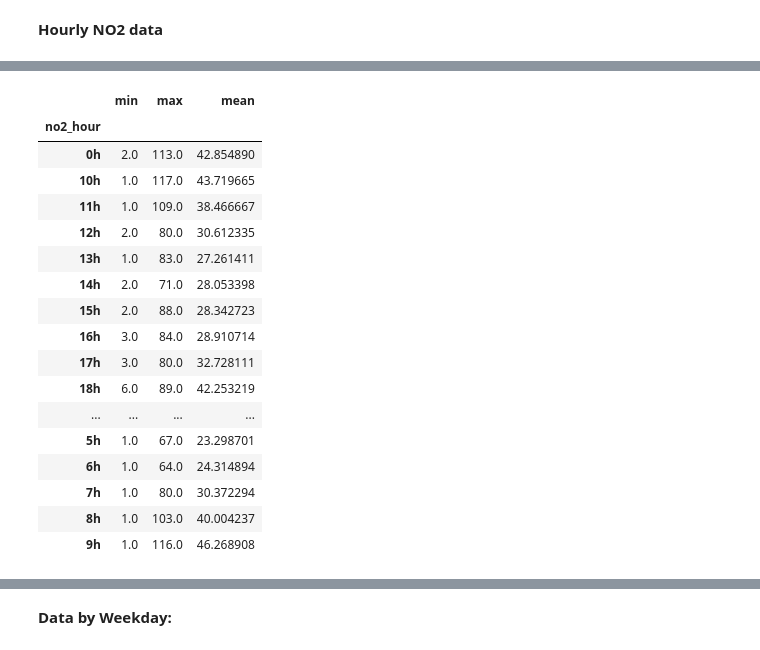
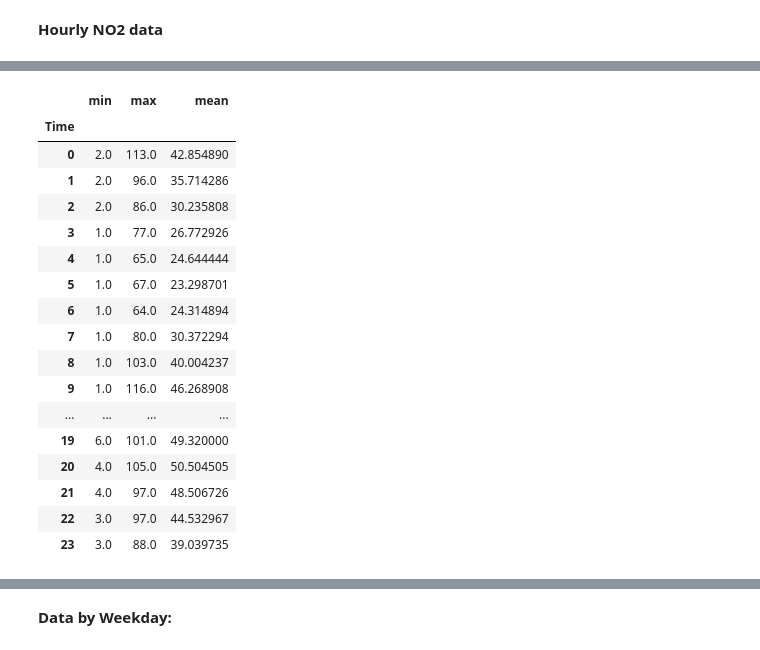
Before and after one commit to ta-data-remote/Project-Week-2-Barcelona, a Jupyter notebook: your-project/NO2_analysis.ipynb, the cells around one changed output, grey strips where cells are left out. Drawn from its saved outputs; the diff is of its cells as text; code cells hidden in the pictures.

```diff
--- a/your-project/AirQuality-Lisa.ipynb
+++ b/your-project/NO2_analysis.ipynb
@@ -54,3 +60,11 @@ df_no2_short.nlargest(columns='no2_value', n = 10)
 | Barcelona - Poblenou | 20h | Moderate | 105.0 |
 # %% [markdown]
 **Hourly NO2 data**
+# %%
+# Dropping missing values
+
+nantodrop = df_no2[df_no2['no2_value'].isna() == True].index.tolist()
+df_no2 = df_no2.drop(nantodrop)
+df_no2.reset_index(drop=True,inplace=True)
+
+df_no2.head(3)
@@ -56,0 +76,7 @@ df_no2_short.nlargest(columns='no2_value', n = 10)
+# %%
+#Removing "h" from Hour column elements in a new column
+
+df_no2['time'] = list(map(lambda x: int(re.findall(r"\d+",x)[0]),df_no2['no2_hour']))
+df_no2.rename(columns={'time':'Time'},inplace=True)
+df_no2.drop(columns=['no2_hour'],inplace=True)
+df_no2.head(3)
@@ -57,22 +88,24 @@ df_no2_short.nlargest(columns='no2_value', n = 10)
 # %%
-hourly = df_no2.groupby('no2_hour').no2_value.agg(['min', 'max', 'mean'])
+#Getting Hourly Data
+
+hourly = df_no2.groupby('Time').no2_value.agg(['min', 'max', 'mean'])
 hourly
 # %% [output]
 |  | min | max | mean |
-| no2_hour |  |  |  |
-| 0h | 2.0 | 113.0 | 42.854890 |
-| 10h | 1.0 | 117.0 | 43.719665 |
-| 11h | 1.0 | 109.0 | 38.466667 |
-| 12h | 2.0 | 80.0 | 30.612335 |
-| 13h | 1.0 | 83.0 | 27.261411 |
-| 14h | 2.0 | 71.0 | 28.053398 |
-| 15h | 2.0 | 88.0 | 28.342723 |
-| 16h | 3.0 | 84.0 | 28.910714 |
-| 17h | 3.0 | 80.0 | 32.728111 |
-| 18h | 6.0 | 89.0 | 42.253219 |
+| Time |  |  |  |
+| 0 | 2.0 | 113.0 | 42.854890 |
+| 1 | 2.0 | 96.0 | 35.714286 |
+| 2 | 2.0 | 86.0 | 30.235808 |
+| 3 | 1.0 | 77.0 | 26.772926 |
+| 4 | 1.0 | 65.0 | 24.644444 |
+| 5 | 1.0 | 67.0 | 23.298701 |
+| 6 | 1.0 | 64.0 | 24.314894 |
+| 7 | 1.0 | 80.0 | 30.372294 |
+| 8 | 1.0 | 103.0 | 40.004237 |
+| 9 | 1.0 | 116.0 | 46.268908 |
 | ... | ... | ... | ... |
-| 5h | 1.0 | 67.0 | 23.298701 |
-| 6h | 1.0 | 64.0 | 24.314894 |
-| 7h | 1.0 | 80.0 | 30.372294 |
-| 8h | 1.0 | 103.0 | 40.004237 |
-| 9h | 1.0 | 116.0 | 46.268908 |
+| 19 | 6.0 | 101.0 | 49.320000 |
+| 20 | 4.0 | 105.0 | 50.504505 |
+| 21 | 4.0 | 97.0 | 48.506726 |
+| 22 | 3.0 | 97.0 | 44.532967 |
+| 23 | 3.0 | 88.0 | 39.039735 |
```
Also changed, not shown: parts of 17 cells of this notebook.
